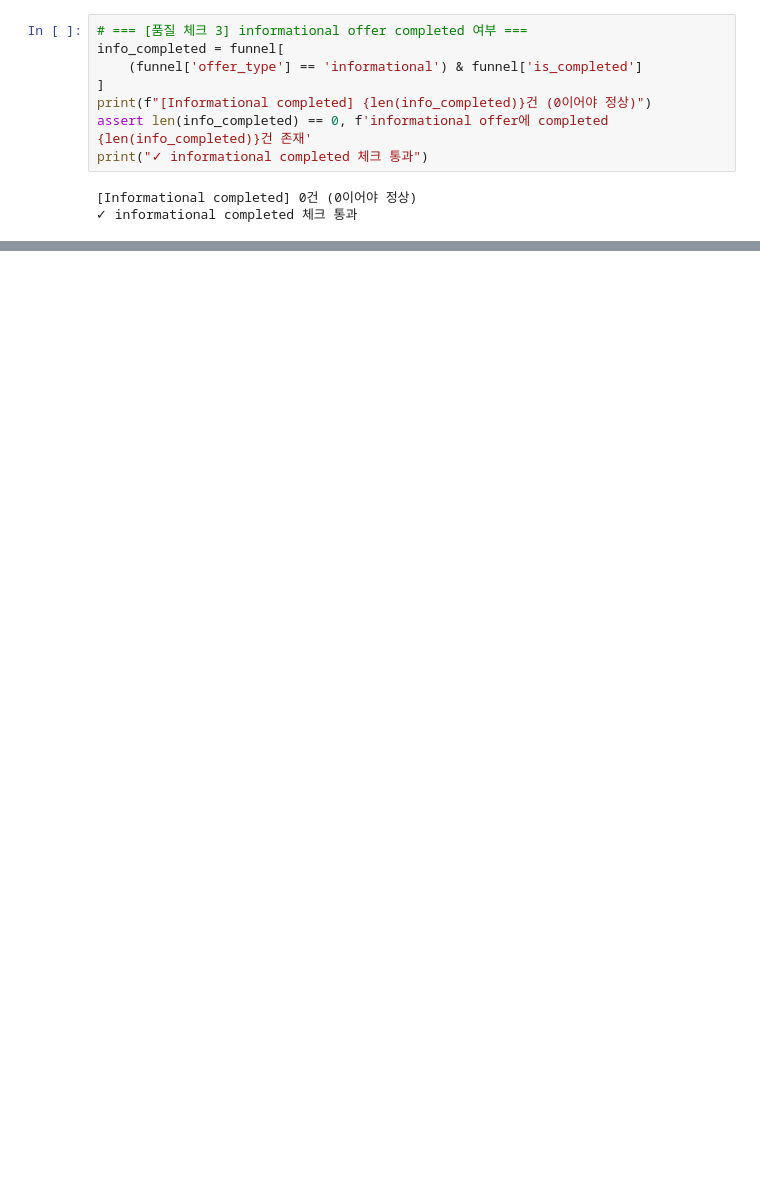
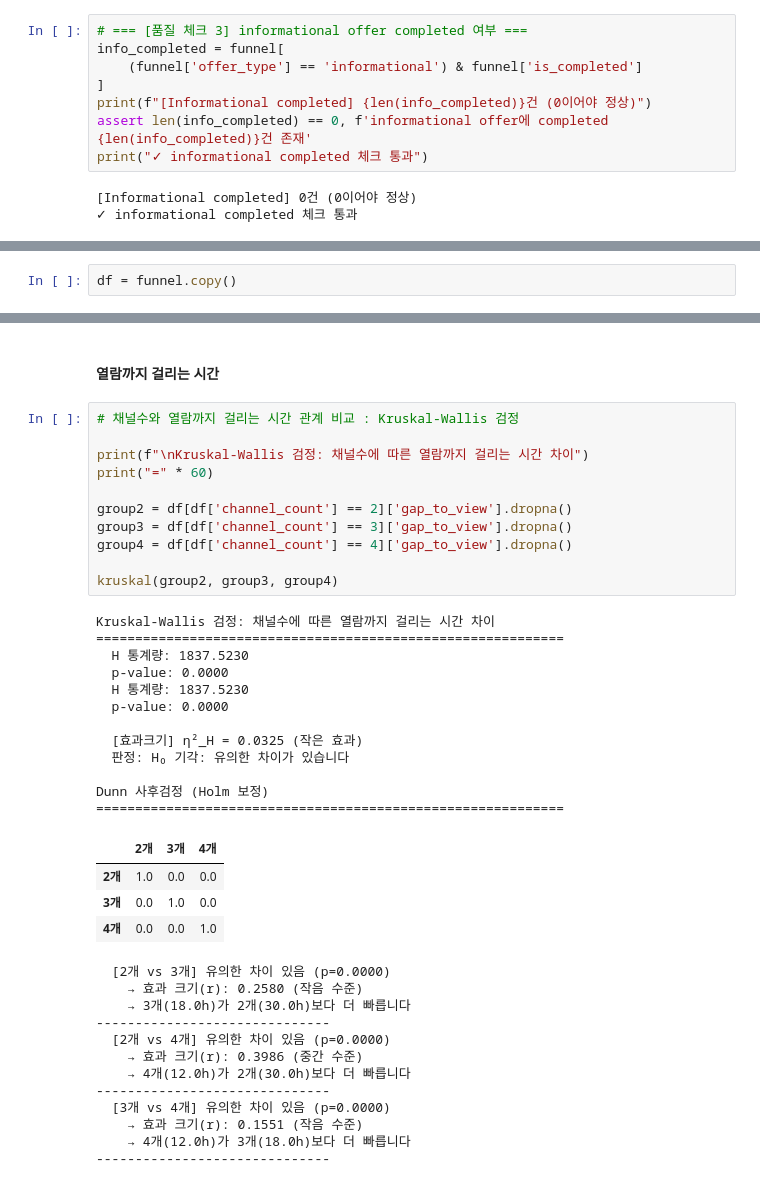
Before and after one commit to rladbstj56/practice_project, a Jupyter notebook: Myun_EDA/03_analysis_final.ipynb, the cells around one changed output, grey strips where cells are left out. Drawn from its saved outputs; the diff is of its cells as text; blank space fills up the shorter version.

```diff
--- a/Myun_EDA/03_analysis_final.ipynb
+++ b/Myun_EDA/03_analysis_final.ipynb
@@ -520,0 +531,2 @@ example_df = (
+# %%
+df = funnel.copy()
@@ -520,0 +693,42 @@ example_df = (
+# %% [markdown]
+#### 열람까지 걸리는 시간
+# %%
+# 채널수와 열람까지 걸리는 시간 관계 비교 : Kruskal-Wallis 검정
+
+print(f"\nKruskal-Wallis 검정: 채널수에 따른 열람까지 걸리는 시간 차이")
+print("=" * 60)
+
+group2 = df[df['channel_count'] == 2]['gap_to_view'].dropna()
+group3 = df[df['channel_count'] == 3]['gap_to_view'].dropna()
+group4 = df[df['channel_count'] == 4]['gap_to_view'].dropna()
+
+kruskal(group2, group3, group4)
+# %% [output]
+Kruskal-Wallis 검정: 채널수에 따른 열람까지 걸리는 시간 차이
+============================================================
+  H 통계량: 1837.5230
+  p-value: 0.0000
+  H 통계량: 1837.5230
+  p-value: 0.0000
+
+  [효과크기] η²_H = 0.0325 (작은 효과)
+  판정: H₀ 기각: 유의한 차이가 있습니다
+
+Dunn 사후검정 (Holm 보정)
+============================================================
+|  | 2개 | 3개 | 4개 |
+| 2개 | 1.0 | 0.0 | 0.0 |
+| 3개 | 0.0 | 1.0 | 0.0 |
+| 4개 | 0.0 | 0.0 | 1.0 |
+  [2개 vs 3개] 유의한 차이 있음 (p=0.0000)
+    → 효과 크기(r): 0.2580 (작음 수준)
+    → 3개(18.0h)가 2개(30.0h)보다 더 빠릅니다
+------------------------------
+  [2개 vs 4개] 유의한 차이 있음 (p=0.0000)
+    → 효과 크기(r): 0.3986 (중간 수준)
+    → 4개(12.0h)가 2개(30.0h)보다 더 빠릅니다
+------------------------------
+  [3개 vs 4개] 유의한 차이 있음 (p=0.0000)
+    → 효과 크기(r): 0.1551 (작음 수준)
+    → 4개(12.0h)가 3개(18.0h)보다 더 빠릅니다
+------------------------------
```
Also changed, not shown: parts of 34 cells of this notebook, 1 other file.
